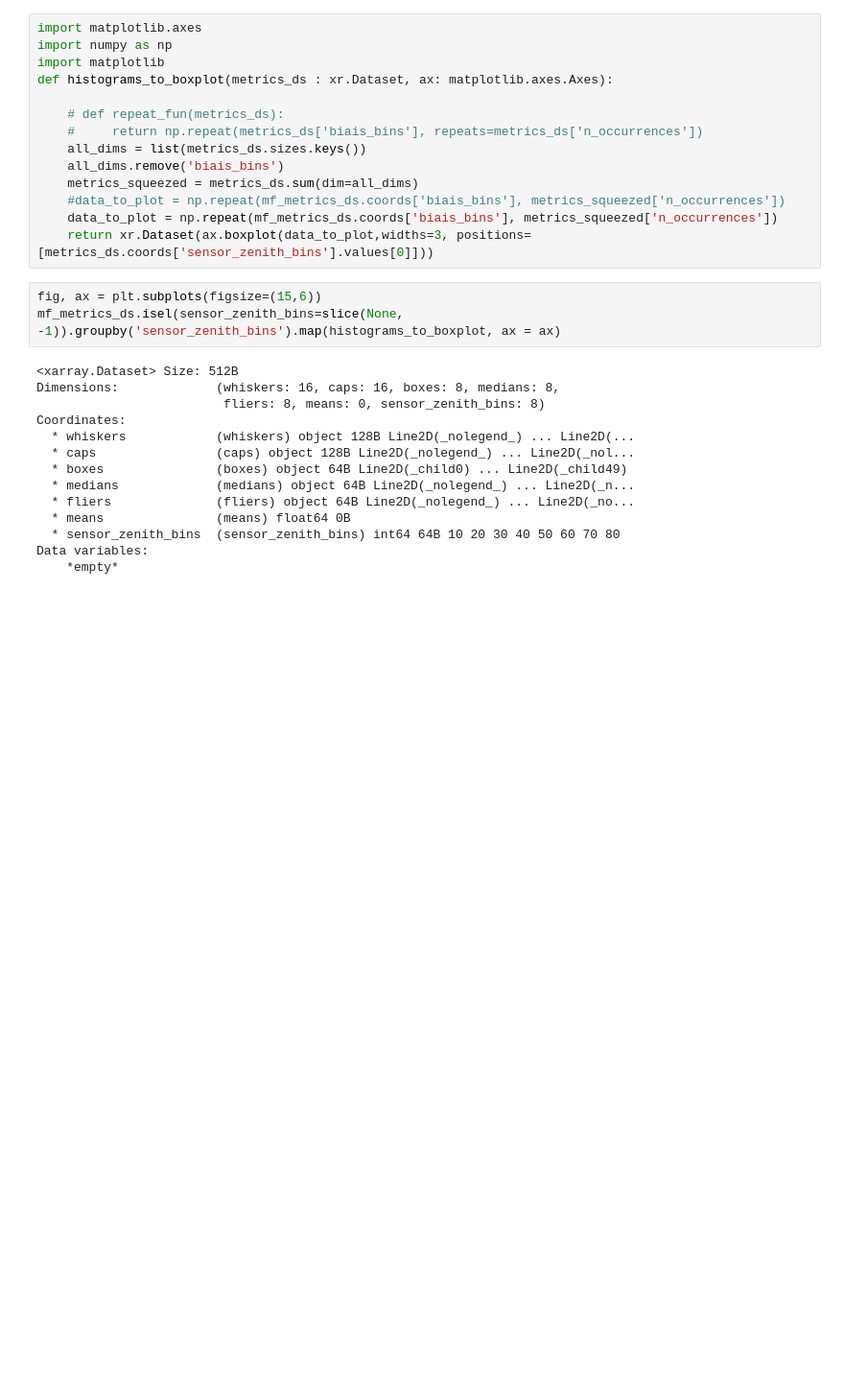
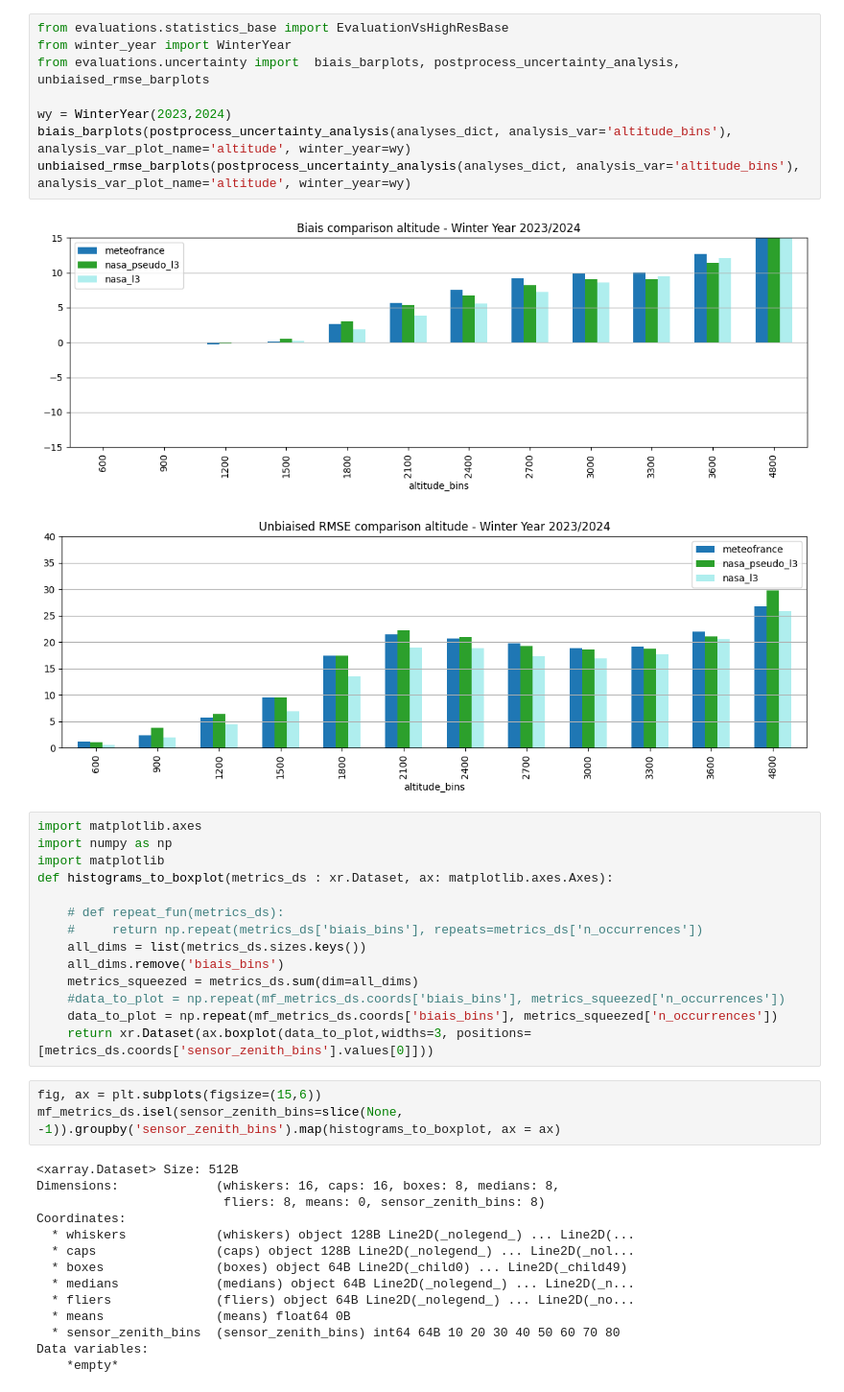
Before and after one commit to nicolaimpe/viirsnow, a Jupyter notebook: notebooks/uncertainy.ipynb, the cells around one changed output. Shown: that part at 96% size. Drawn from its saved outputs; the diff is of its cells as text; blank space fills up the shorter version.

```diff
--- a/notebooks/uncertainy.ipynb
+++ b/notebooks/uncertainy.ipynb
@@ -26,3 +119,14 @@ rmse_barplots(postprocess_uncertainty_analysis(analyses_dict, analysis_var='ref_
+# %%
+from evaluations.statistics_base import EvaluationVsHighResBase
+from winter_year import WinterYear
+from evaluations.uncertainty import  biais_barplots, postprocess_uncertainty_analysis, unbiaised_rmse_barplots
+
+wy = WinterYear(2023,2024)
+biais_barplots(postprocess_uncertainty_analysis(analyses_dict, analysis_var='altitude_bins'), analysis_var_plot_name='altitude', winter_year=wy)
+unbiaised_rmse_barplots(postprocess_uncertainty_analysis(analyses_dict, analysis_var='altitude_bins'), analysis_var_plot_name='altitude', winter_year=wy)
+# %% [output]
+[figure, added]
+[figure, added]
 # %%
 import matplotlib.axes
 import numpy as np
```
Also changed, not shown: parts of 9 cells of this notebook, 3 other files.
